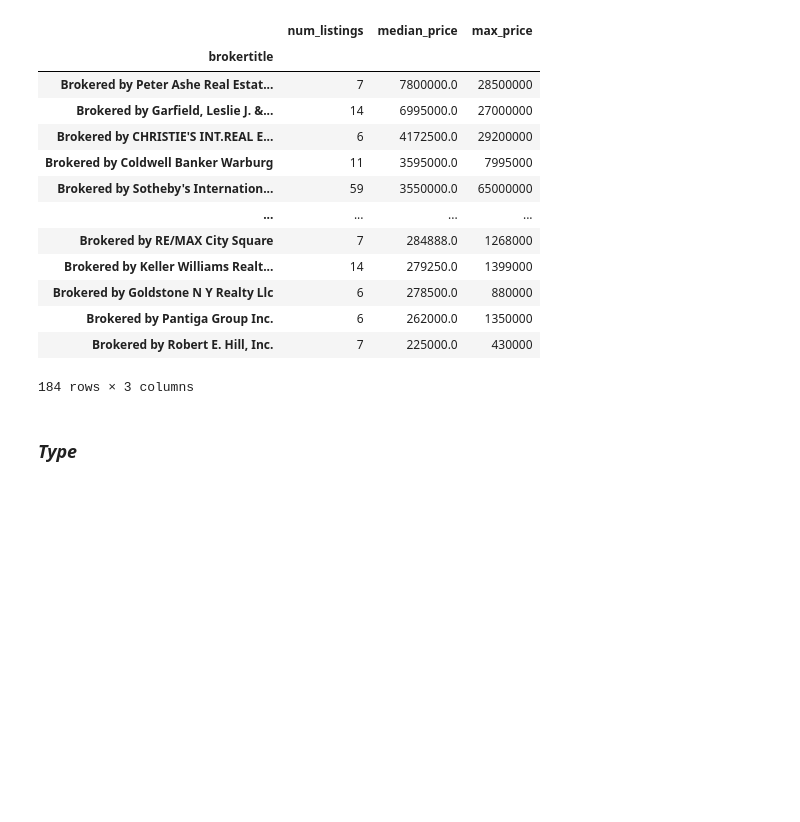
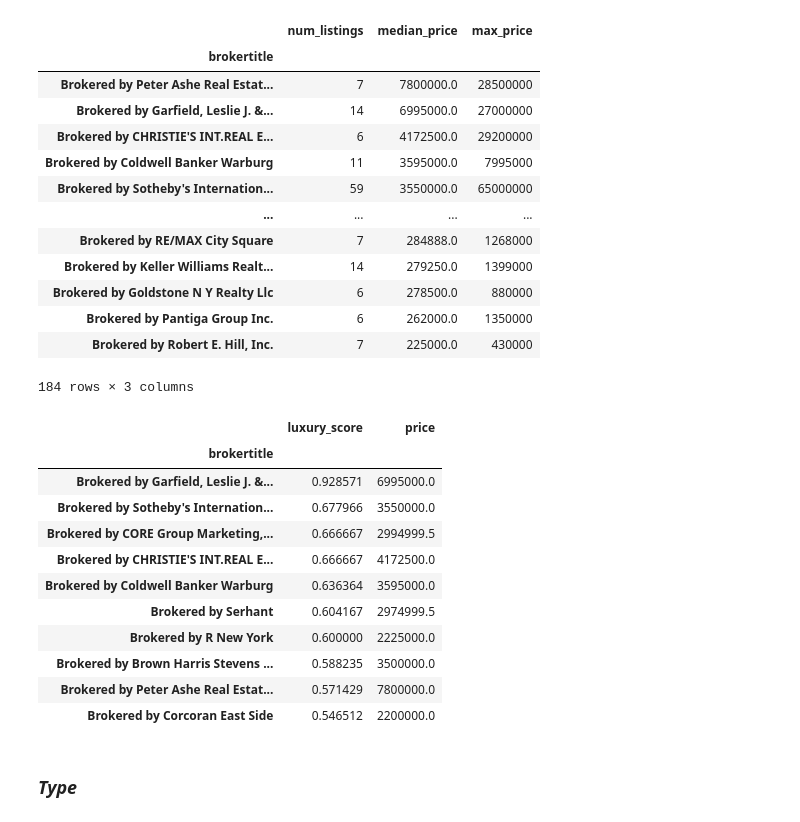
Before and after one commit to codekot/nyc-housing-project, a Jupyter notebook: notebooks/1_data_cleaning_eda.ipynb, the cells around one changed output. Drawn from its saved outputs; the diff is of its cells as text; code cells hidden in the pictures; blank space fills up the shorter version.

Commit message:
Moving broker analysis to eda

```diff
--- a/notebooks/1_data_cleaning_eda.ipynb
+++ b/notebooks/1_data_cleaning_eda.ipynb
@@ -594,3 +593,31 @@ broker_stats
 | Brokered by Pantiga Group Inc. | 6 | 262000.0 | 1350000 |
 | Brokered by Robert E. Hill, Inc. | 7 | 225000.0 | 430000 |
 184 rows × 3 columns
+# %%
+LUXURY_THRESHOLD = 2_000_000
+
+# Calculate Luxury Score for each broker
+luxury_scores = (
+    df[(df['price'] >= LUXURY_THRESHOLD) & (df['broker_count']>5)]  # Filter luxury properties
+    .groupby('brokertitle')              # Group by broker
+    .size() /                            # Count luxury listings per broker
+    df.groupby('brokertitle').size()     # Divide by broker's total listings
+).fillna(0)                              # Handle brokers with no luxury properties
+
+# Add scores back to original DataFrame
+df['eda_luxury_score'] = df['brokertitle'].map(luxury_scores)
+# %%
+df.groupby('brokertitle')[['eda_luxury_score', 'price']].median().sort_values('eda_luxury_score', ascending=False).head(10)
+# %% [output]
+|  | luxury_score | price |
+| brokertitle |  |  |
+| Brokered by Garfield, Leslie J. &... | 0.928571 | 6995000.0 |
+| Brokered by Sotheby's Internation... | 0.677966 | 3550000.0 |
+| Brokered by CORE Group Marketing,... | 0.666667 | 2994999.5 |
+| Brokered by CHRISTIE'S INT.REAL E... | 0.666667 | 4172500.0 |
+| Brokered by Coldwell Banker Warburg | 0.636364 | 3595000.0 |
+| Brokered by Serhant | 0.604167 | 2974999.5 |
+| Brokered by R New York | 0.600000 | 2225000.0 |
+| Brokered by Brown Harris Stevens ... | 0.588235 | 3500000.0 |
+| Brokered by Peter Ashe Real Estat... | 0.571429 | 7800000.0 |
+| Brokered by Corcoran East Side | 0.546512 | 2200000.0 |
```
Also changed, not shown: parts of 82 cells of this notebook, 1 other file.
